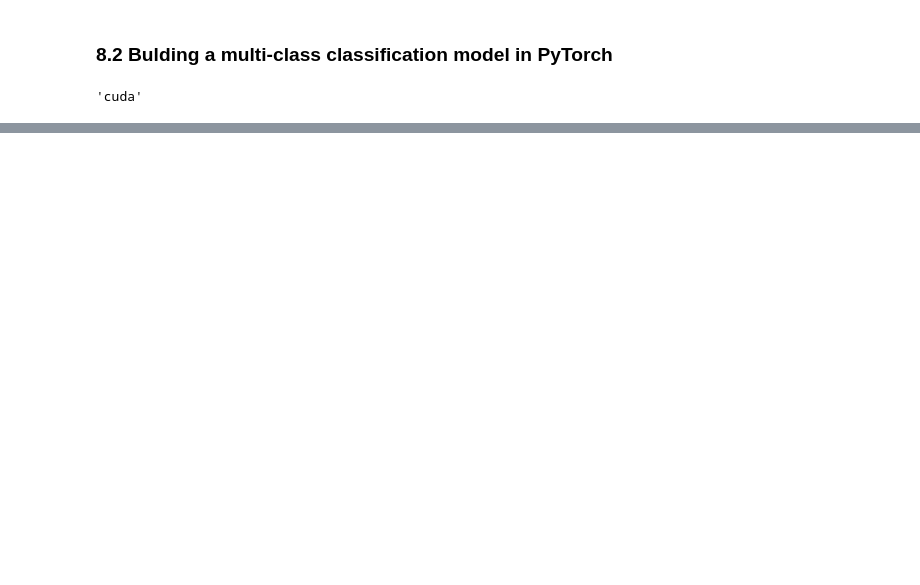
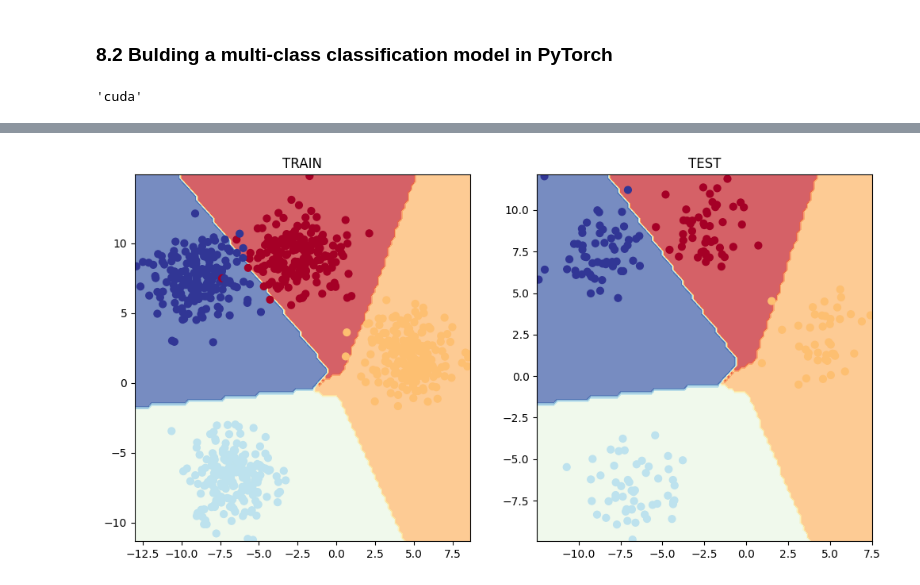
Before and after one commit to habonimana/PyTorch-for-Deep-Learning, a Jupyter notebook: 02_pytorch_classification.ipynb, the cells around one changed output, grey strips where cells are left out. Drawn from its saved outputs; the diff is of its cells as text; code cells hidden in the pictures; blank space fills up the shorter version.

Commit message:
model evaluation

```diff
--- a/02_pytorch_classification.ipynb
+++ b/02_pytorch_classification.ipynb
@@ -984,7 +984,7 @@ X_blob, y_blob = make_blobs(n_samples=1000,
 
 # 2. turn data into tensors
 X_blob = torch.from_numpy(X_blob).type(torch.float)
-y_blob = torch.from_numpy(y_blob).type(torch.float)
+y_blob = torch.from_numpy(y_blob).type(torch.LongTensor) # https://pytorch.org/docs/stable/generated/torch.nn.CrossEntropyLoss.html prefer long dtype
 
 # 3. Split into train and test
 X_blob_train, X_blob_test, y_blob_train, y_blob_test = train_test_split(X_blob,
@@ -1026,7 +1030,7 @@ class BlobModel(nn.Module):
         Example:
 
         """
-        super().__init__
+        super().__init__()
 
         self.linear_layer_stack = nn.Sequential(
             nn.Linear(in_features=input_features, out_features=hiden_units),
@@ -1037,3 +1041,10 @@ class BlobModel(nn.Module):
         )
     def forward(self, x):
         return self.linear_layer_stack(x)
+
+# Create an instance of BlobModel and sent to the target device
+
+model_4 = BlobModel(input_features=2,
+                    output_features=4,
+                    hiden_units=8).to(device)
+model_4
@@ -1039,0 +1079,9 @@ class BlobModel(nn.Module):
+# %%
+# Create a loss function for multi-class classification
+
+loss_fn = nn.CrossEntropyLoss()
+
+# Create an optimizer for multi-class classification
+
+optimizer = torch.optim.SGD(model_4.parameters(),
+                            lr=0.1)
@@ -1039,0 +1096,6 @@ class BlobModel(nn.Module):
+# %%
+X_blob_test, y_blob_test = X_blob_test.to(device), y_blob_test.to(device)
+with torch.inference_mode():
+    y_logits = model_4(X_blob_test)
+
+y_logits[:10]
@@ -1039,0 +1213,11 @@ class BlobModel(nn.Module):
+# %%
+# Visualize, visualize, visualize
+plt.figure(figsize=(12, 6))
+plt.subplot(1,2,1)
+plt.title("TRAIN")
+plot_decision_boundary(model_4, X_blob_train, y_blob_train)
+plt.subplot(1,2,2)
+plt.title("TEST")
+plot_decision_boundary(model_4, X_blob_test, y_blob_test)
+# %% [output]
+[figure, added]
```
Also changed, not shown: parts of 16 cells of this notebook.
